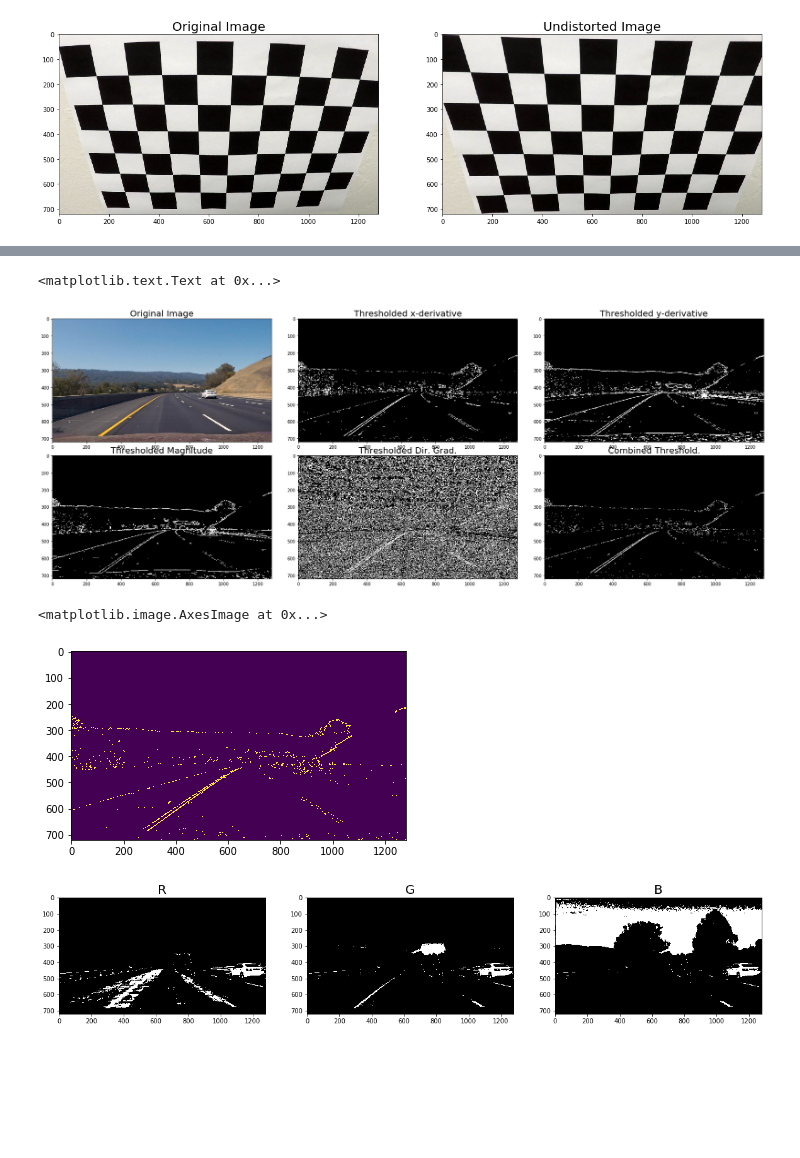
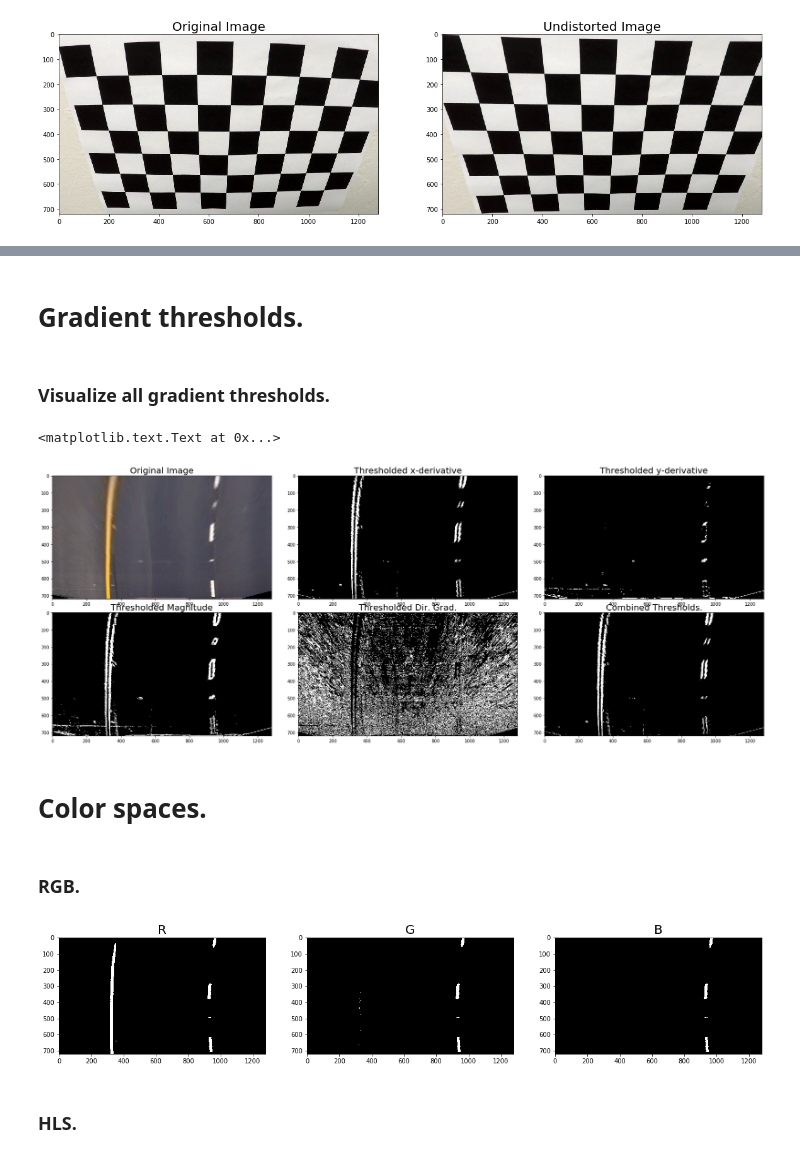
Before and after one commit to vssrcj/advanced-lane-lines, a Jupyter notebook: main.ipynb, the cells around one changed output, grey strips where cells are left out. Saved outputs shown, nothing was run; the diff lists cells and outputs as text; code cells hidden in the pictures; blank space fills up the shorter version.

```diff
--- a/main.ipynb
+++ b/main.ipynb
@@ -122,9 +115,9 @@ print('...')
+# %% [markdown]
+# Gradient thresholds.
 # %%
 # Define a function that takes an image, gradient orientation,
 # and threshold min / max values.
-def abs_sobel_thresh(img, orient='x', thresh_min=20, thresh_max=100):
-    # Convert to grayscale
-    gray = cv2.cvtColor(img, cv2.COLOR_RGB2GRAY)
+def abs_sobel_thresh(gray, orient='x', thresh_min=15, thresh_max=255):
     # Apply x or y gradient with the OpenCV Sobel() function
     # and take the absolute value
     if orient == 'x':
@@ -143,9 +136,7 @@ def abs_sobel_thresh(img, orient='x', thresh_min=20, thresh_max=100):
 # %%
 # Define a function to return the magnitude of the gradient
 # for a given sobel kernel size and threshold values
-def mag_thresh(img, sobel_kernel=3, mag_thresh=(30, 100)):
-    # Convert to grayscale
-    gray = cv2.cvtColor(img, cv2.COLOR_RGB2GRAY)
+def mag_thresh(gray, sobel_kernel=3, mag_thresh=(10, 100)):
     # Take both Sobel x and y gradients
     sobelx = cv2.Sobel(gray, cv2.CV_64F, 1, 0, ksize=sobel_kernel)
     sobely = cv2.Sobel(gray, cv2.CV_64F, 0, 1, ksize=sobel_kernel)
@@ -162,9 +153,7 @@ def mag_thresh(img, sobel_kernel=3, mag_thresh=(30, 100)):
     return binary_output
 # %%
 # Define a function to threshold an image for a given range and Sobel kernel
-def dir_threshold(img, sobel_kernel=3, thresh=(0.7, 1.3)):
-    # Grayscale
-    gray = cv2.cvtColor(img, cv2.COLOR_RGB2GRAY)
+def dir_threshold(gray, sobel_kernel=3, thresh=(0.7, 1.3)):
     # Calculate the x and y gradients
     sobelx = cv2.Sobel(gray, cv2.CV_64F, 1, 0, ksize=sobel_kernel)
     sobely = cv2.Sobel(gray, cv2.CV_64F, 0, 1, ksize=sobel_kernel)
@@ -176,48 +165,53 @@ def dir_threshold(img, sobel_kernel=3, thresh=(0.7, 1.3)):
 
     # Return the binary image
     return binary_output
+# %%
+def combine_thresholds(img):
+    gray = cv2.cvtColor(img, cv2.COLOR_RGB2GRAY)
+    gradx = abs_sobel_thresh(warped_gray, 'x')
+    mag_binary = mag_thresh(warped_gray)
+    combined_grads = np.zeros_like(gradx)
+    combined_grads[(gradx == 1) & (mag_binary == 1)] = 1
+    return combined_grads
+# %% [markdown]
+### Visualize all gradient thresholds.
 # %%
-img3 = read_img('test_images/test3.jpg')
-gradx = abs_sobel_thresh(img3, 'x')
-grady = abs_sobel_thresh(img3, 'y')
-mag_binary = mag_thresh(img3)
-dir_binary = dir_threshold(img3)
+warped_gray = cv2.cvtColor(warped, cv2.COLOR_RGB2GRAY)
 
-combined = np.zeros_like(dir_binary)
-combined[((gradx == 1) & (grady == 1)) | ((mag_binary == 1) & (dir_binary == 1))] = 1
+gradx = abs_sobel_thresh(warped_gray, 'x')
+grady = abs_sobel_thresh(warped_gray, 'y')
+mag_binary = mag_thresh(warped_gray)
+dir_binary = dir_threshold(warped_gray)
 
+combined_thresholds = combine_thresholds(warped)
 
 f, axs = plt.subplots(2, 3, figsize=(24, 9))
 f.tight_layout()
-axs[0][0].imshow(img3)
+axs[0][0].imshow(warped)
 axs[0][0].set_title('Original Image', fontsize=20)
 axs[0][1].imshow(gradx, cmap='gray')
 axs[0][1].set_title('Thresholded x-derivative', fontsize=20)
 axs[0][2].imshow(grady, cmap='gray')
 axs[0][2].set_title('Thresholded y-derivative', fontsize=20)
 axs[1][0].imshow(mag_binary, cmap='gray')
 axs[1][0].set_title('Thresholded Magnitude', fontsize=20)
 axs[1][1].imshow(dir_binary, cmap='gray')
 axs[1][1].set_title('Thresholded Dir. Grad.', fontsize=20)
-axs[1][2].imshow(combined, cmap='gray')
-axs[1][2].set_title('Combined Threshold.', fontsize=20)
-# plt.subplots_adjust(left=0., right=1, top=0.9, bottom=0.)
+axs[1][2].imshow(combined_binary, cmap='gray')
+axs[1][2].set_title('Combined Thresholds.', fontsize=20)
 # %% [output]
 <matplotlib.text.Text at 0x...>
-[figure, old version]
+[figure, new version]
-# %%
-combined_grad = np.zeros_like(dir_binary)
-combined_grad[((gradx == 1) & (grady == 1)) | ((mag_binary == 1) & (dir_binary == 1))] = 1
-plt.imshow(combined_grad)
-# %% [output]
-<matplotlib.image.AxesImage at 0x...>
-[figure, removed]
+# %% [markdown]
+# Color spaces.
 # %%
 def print_channels(imgs, labels):
     f, axs = plt.subplots(1, 3, figsize=(20,10))
     for i in range(3):
         axs[i].set_title(labels[i], fontsize=20)
         axs[i].imshow(imgs[i], cmap='gray')
+# %% [markdown]
+### RGB.
 # %%
 def rgb_channels(img):
     images = []
@@ -228,9 +222,11 @@ def rgb_channels(img):
         images.append(binary)
     return images
 
-print_channels(rgb_channels(img3), ['R','G','B'])
+print_channels(rgb_channels(warped), ['R','G','B'])
 # %% [output]
-[figure, old version]
+[figure, new version]
+# %% [markdown]
+### HLS.
 # %%
 def hls_channels(img):
     hls = cv2.cvtColor(img, cv2.COLOR_RGB2HLS)
```
Also changed, not shown: parts of 22 cells of this notebook.
